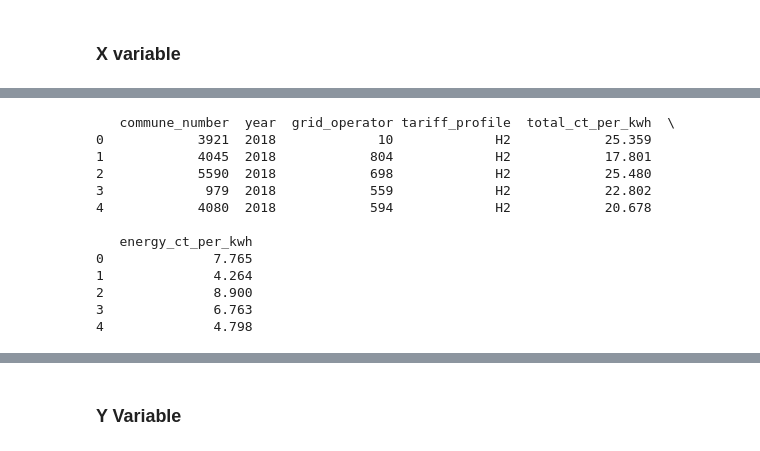
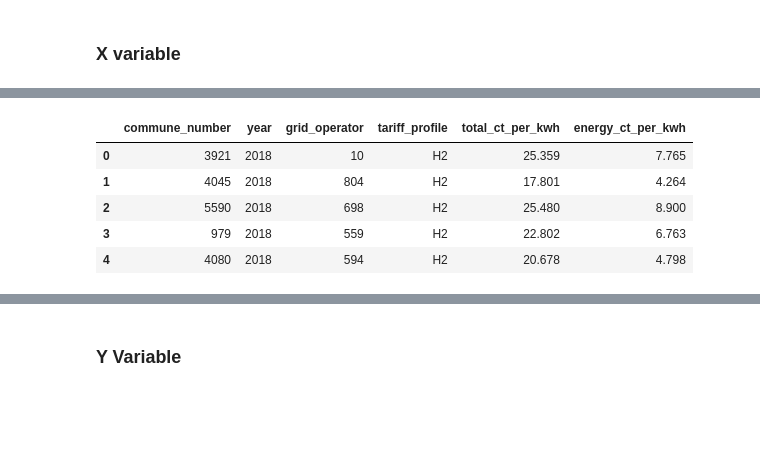
Before and after one commit to marierobillon/DS_causal_inf_for_sustainability_teamwork, a Jupyter notebook: main.ipynb, the cells around one changed output, grey strips where cells are left out. Cells and saved outputs as stored; diff of their text form; code cells hidden in the pictures; blank space fills up the shorter version.

```diff
--- a/main.ipynb
+++ b/main.ipynb
@@ -65,30 +38,24 @@ for col in elcom_raw.columns:
 # %%
 # Keep only the columns we need for X
 # -----------------------------------
 cols_needed = ["municipality", "period", "operator", "category", "total", "energy"]
 elcom = elcom_raw[cols_needed].copy()
+
 # Rename to the semantic names we’ll use later
 elcom = elcom.rename(columns={
     "municipality":   "commune_number",   # old commune ID
     "period":         "year",             # tariff year (int)
     "operator":       "grid_operator",    # operator code
-    "category":       "tariff_profile",   # H2 / H4 / H7
-    "total":          "total_ct_per_kwh", # total H4 tariff (cent/kWh)
+    "category":       "tariff_profile",   # H2 / H4 / H7, H4 correspond to swiss households
+    "total":          "total_ct_per_kwh", # total H4 tariff (cent/kWh), sum of energy, grid, charge and aidfree colums
     "energy":         "energy_ct_per_kwh" # energy component (cent/kWh)
 })
 
-print(elcom.head())
+elcom.head()
 # %% [output]
-   commune_number  year  grid_operator tariff_profile  total_ct_per_kwh  \
-0            3921  2018             10             H2            25.359
-1            4045  2018            804             H2            17.801
-2            5590  2018            698             H2            25.480
-3             979  2018            559             H2            22.802
-4            4080  2018            594             H2            20.678
-
-   energy_ct_per_kwh
-0              7.765
-1              4.264
-2              8.900
-3              6.763
-4              4.798
+|  | commune_number | year | grid_operator | tariff_profile | total_ct_per_kwh | energy_ct_per_kwh |
+| 0 | 3921 | 2018 | 10 | H2 | 25.359 | 7.765 |
+| 1 | 4045 | 2018 | 804 | H2 | 17.801 | 4.264 |
+| 2 | 5590 | 2018 | 698 | H2 | 25.480 | 8.900 |
+| 3 | 979 | 2018 | 559 | H2 | 22.802 | 6.763 |
+| 4 | 4080 | 2018 | 594 | H2 | 20.678 | 4.798 |
```
Also changed, not shown: parts of 11 cells of this notebook.
